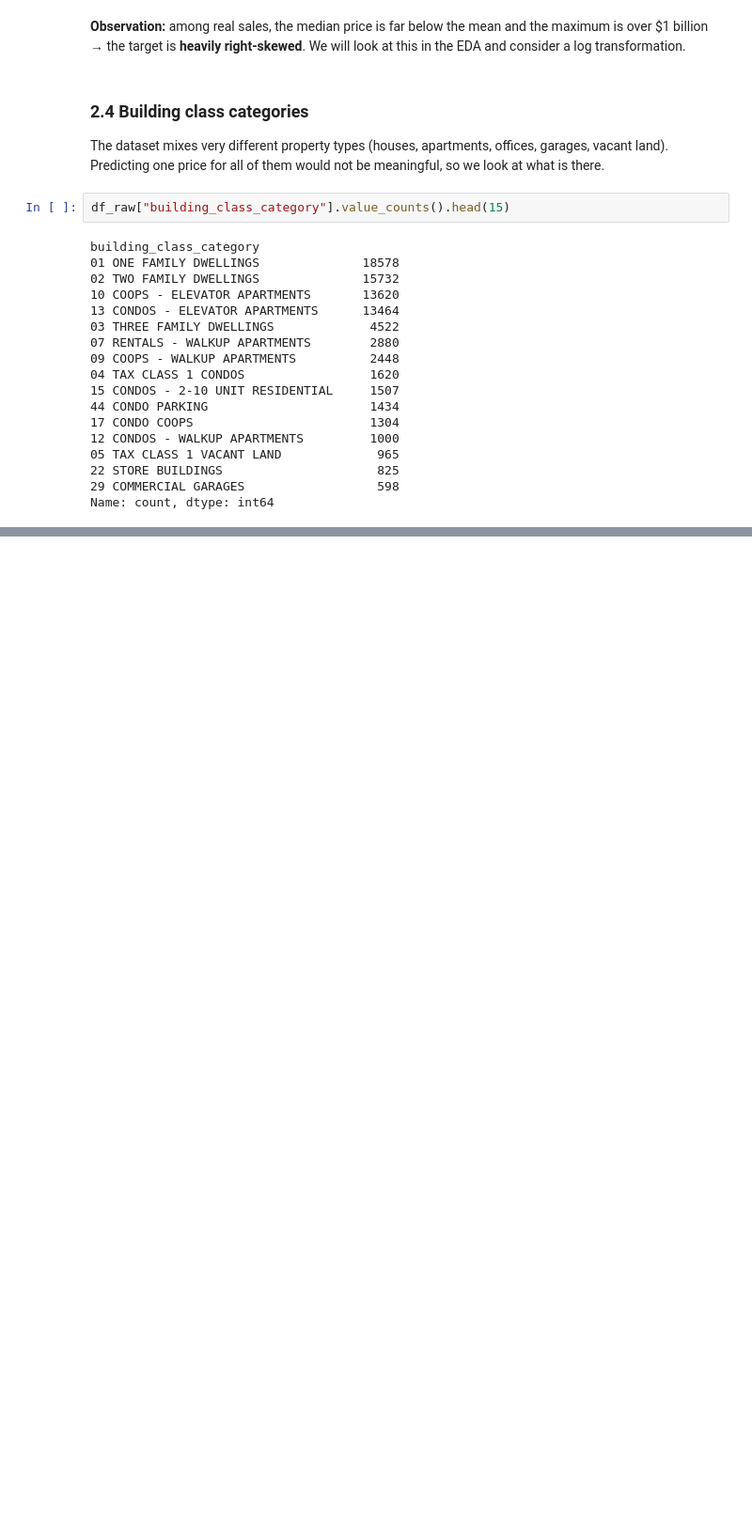
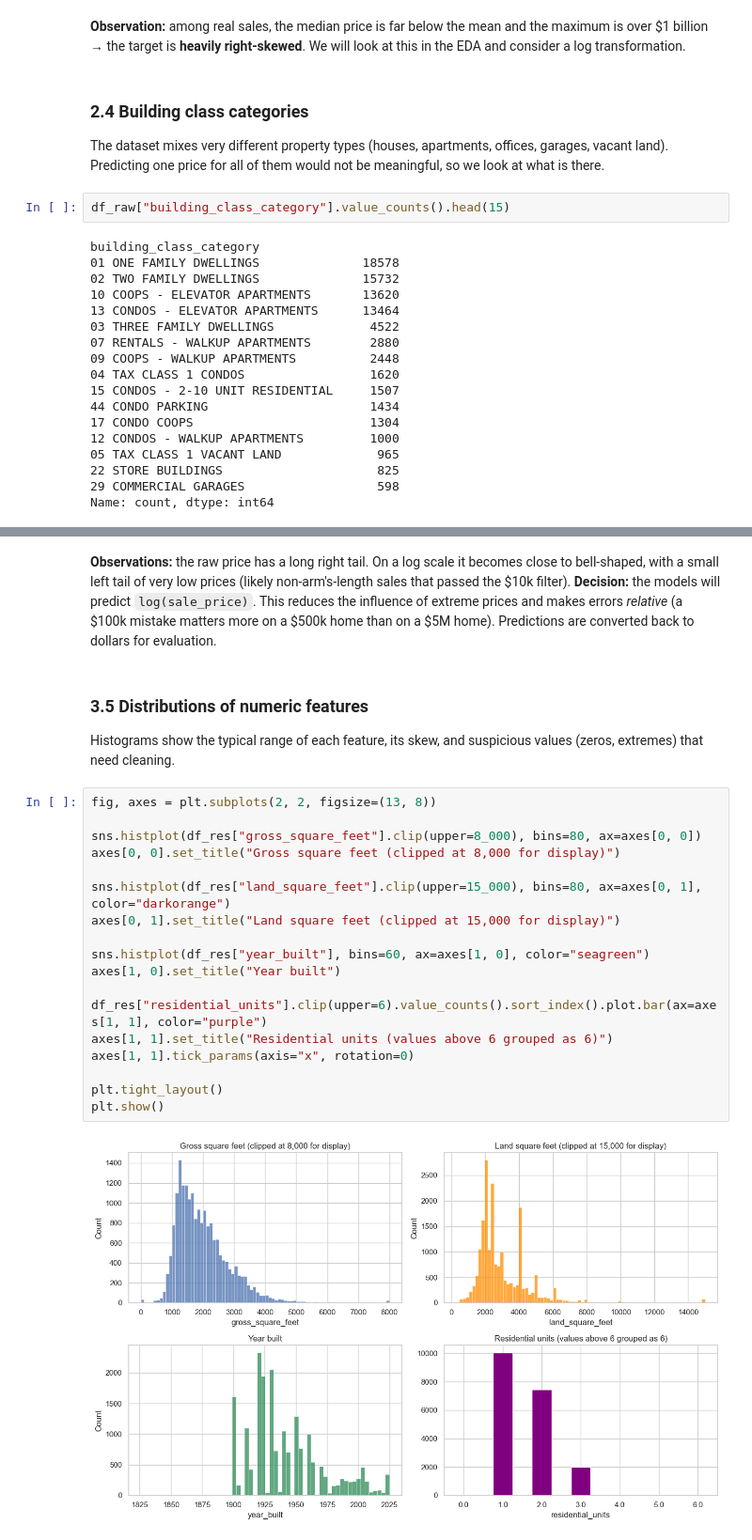
Before and after one commit to nodirbeksolijonov/MLDA-CW1-NYC-Property-Sales, a Jupyter notebook: MLDA_CW1_NYC_Property_Sales.ipynb, the cells around one changed output, grey strips where cells are left out. Shown at 94% size. Drawn from its saved outputs; the diff is of its cells as text; blank space fills up the shorter version.

```diff
--- a/MLDA_CW1_NYC_Property_Sales.ipynb
+++ b/MLDA_CW1_NYC_Property_Sales.ipynb
@@ -232,0 +408,25 @@ Name: count, dtype: int64
+# %% [markdown]
+**Observations:** the raw price has a long right tail. On a log scale it becomes close to bell-shaped, with a small left tail of very low prices (likely non-arm's-length sales that passed the \$10k filter). **Decision:** the models will predict `log(sale_price)`. This reduces the influence of extreme prices and makes errors *relative* (a \$100k mistake matters more on a \$500k home than on a \$5M home). Predictions are converted back to dollars for evaluation.
+# %% [markdown]
+### 3.5 Distributions of numeric features
+Histograms show the typical range of each feature, its skew, and suspicious values (zeros, extremes) that need cleaning.
+# %%
+fig, axes = plt.subplots(2, 2, figsize=(13, 8))
+
+sns.histplot(df_res["gross_square_feet"].clip(upper=8_000), bins=80, ax=axes[0, 0])
+axes[0, 0].set_title("Gross square feet (clipped at 8,000 for display)")
+
+sns.histplot(df_res["land_square_feet"].clip(upper=15_000), bins=80, ax=axes[0, 1], color="darkorange")
+axes[0, 1].set_title("Land square feet (clipped at 15,000 for display)")
+
+sns.histplot(df_res["year_built"], bins=60, ax=axes[1, 0], color="seagreen")
+axes[1, 0].set_title("Year built")
+
+df_res["residential_units"].clip(upper=6).value_counts().sort_index().plot.bar(ax=axes[1, 1], color="purple")
+axes[1, 1].set_title("Residential units (values above 6 grouped as 6)")
+axes[1, 1].tick_params(axis="x", rotation=0)
+
+plt.tight_layout()
+plt.show()
+# %% [output]
+[figure, added]
```
Also changed, not shown: parts of 33 cells of this notebook.
